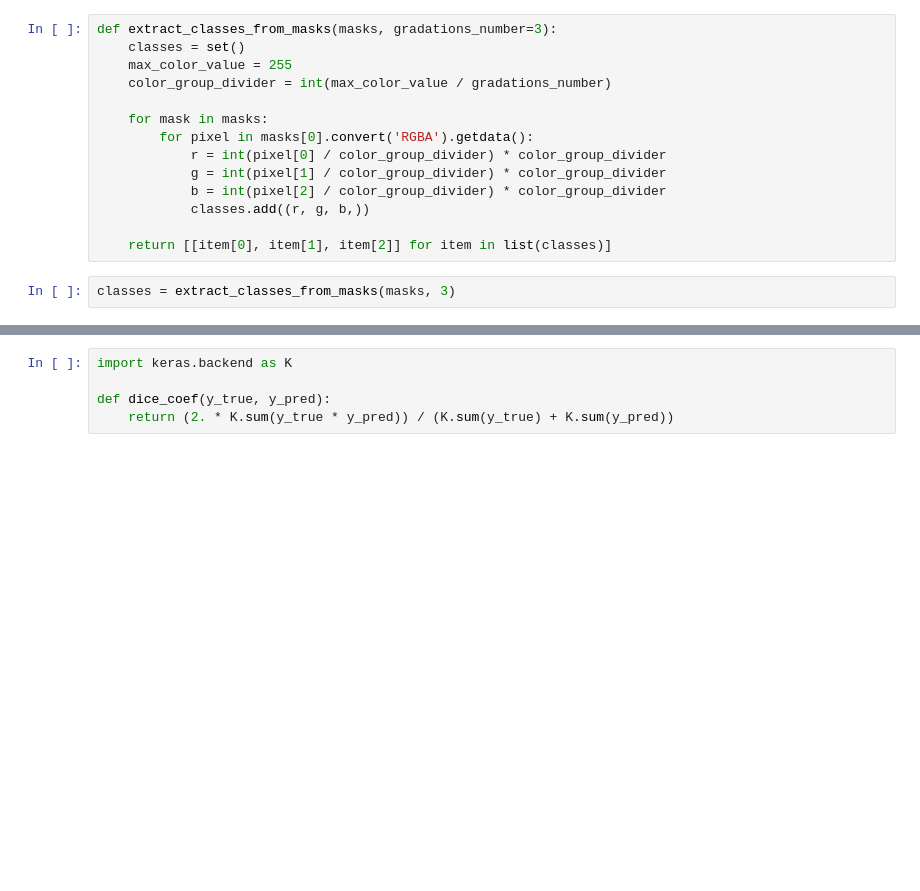
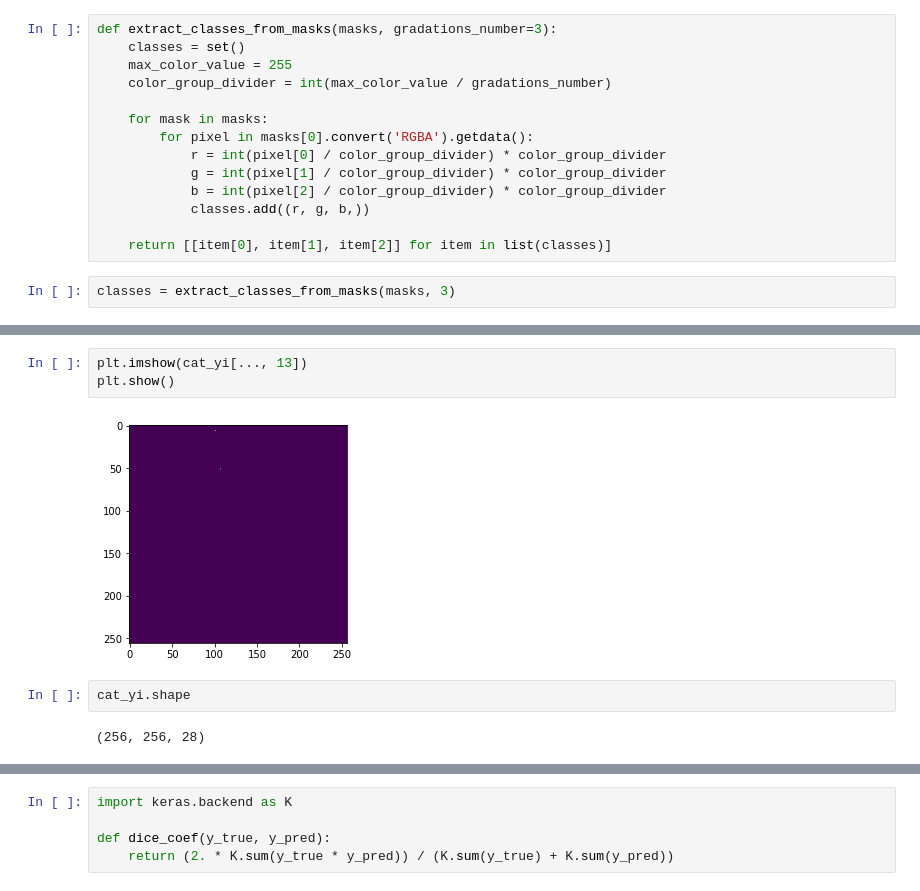
Before and after one commit to humantom88/geekbrains-neural-networks-introduction, a Jupyter notebook: lesson6/homework/homework.ipynb, the cells around one changed output, grey strips where cells are left out. Drawn from its saved outputs; the diff is of its cells as text; blank space fills up the shorter version.

```diff
--- a/lesson6/homework/homework.ipynb
+++ b/lesson6/homework/homework.ipynb
@@ -90,0 +111,9 @@ def Color2index(y, classes):
+# %%
+plt.imshow(cat_yi[..., 13])
+plt.show()
+# %% [output]
+[figure, added]
+# %%
+cat_yi.shape
+# %% [output]
+(256, 256, 28)
```
Also changed, not shown: parts of 17 cells of this notebook.
